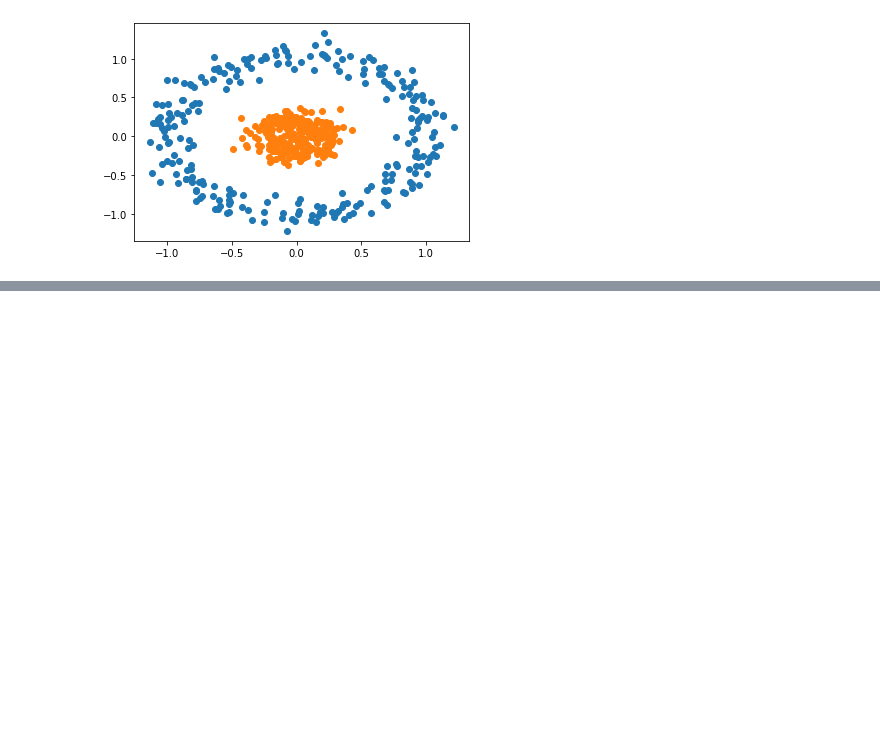
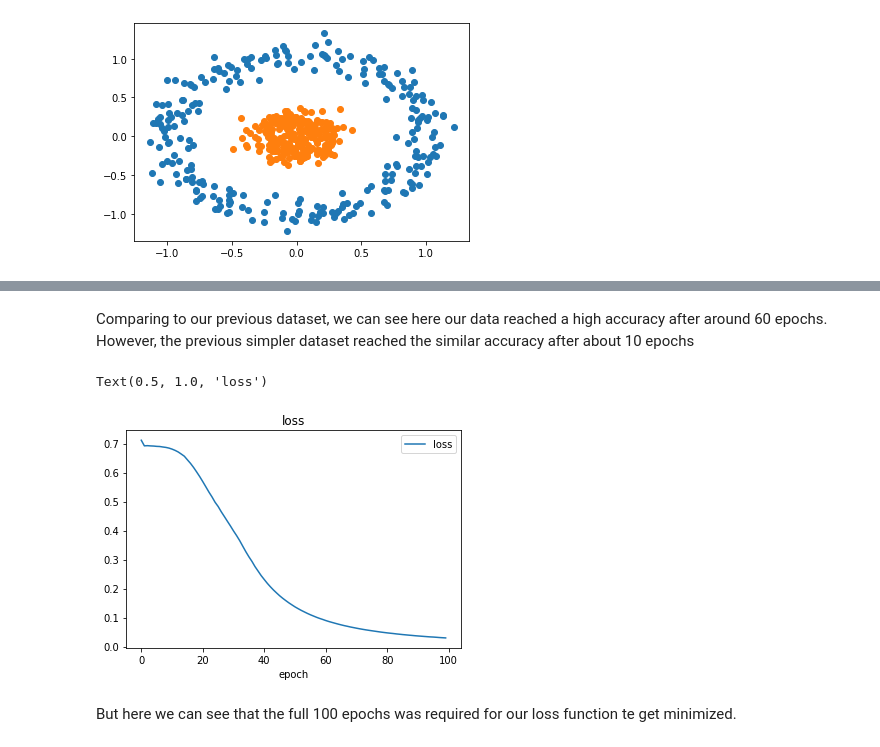
Before and after one commit to hpt1988/Applied-Deep-Learning_The-Complete-Self-Driving-Car-Course, a Jupyter notebook: deep_neural-network/deep_neural-network.ipynb, the cells around one changed output, grey strips where cells are left out. Cells and saved outputs as stored; diff of their text form; code cells hidden in the pictures; blank space fills up the shorter version.

```diff
--- a/deep_neural-network/deep_neural-network.ipynb
+++ b/deep_neural-network/deep_neural-network.ipynb
@@ -51,0 +102,12 @@ plt.scatter(X[y==1, 0], X[y==1, 1])
+# %% [markdown]
+Comparing to our previous dataset, we can see here our data reached a high accuracy after around 60 epochs. However, the previous simpler dataset reached the similar accuracy after about 10 epochs
+# %%
+ plt.plot(h.history['loss'])
+plt.xlabel('epoch')
+plt.legend(['loss'])
+plt.title('loss')
+# %% [output]
+Text(0.5, 1.0, 'loss')
+[figure, added]
+# %% [markdown]
+But here we can see that the full 100 epochs was required for our loss function te get minimized.
```
Also changed, not shown: parts of 9 cells of this notebook.
